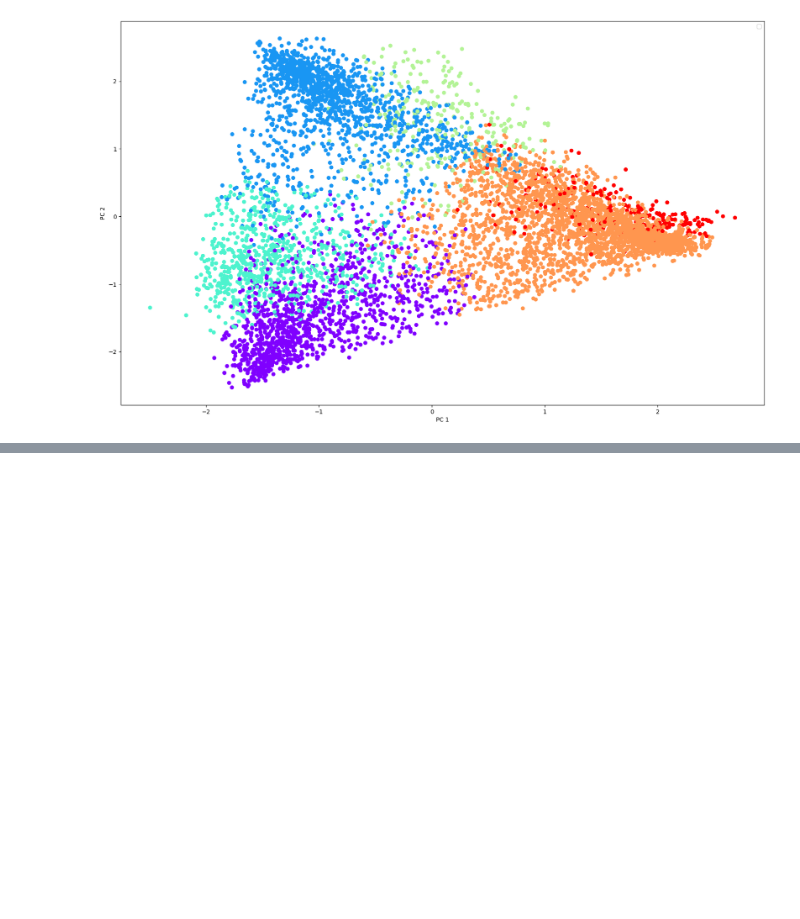
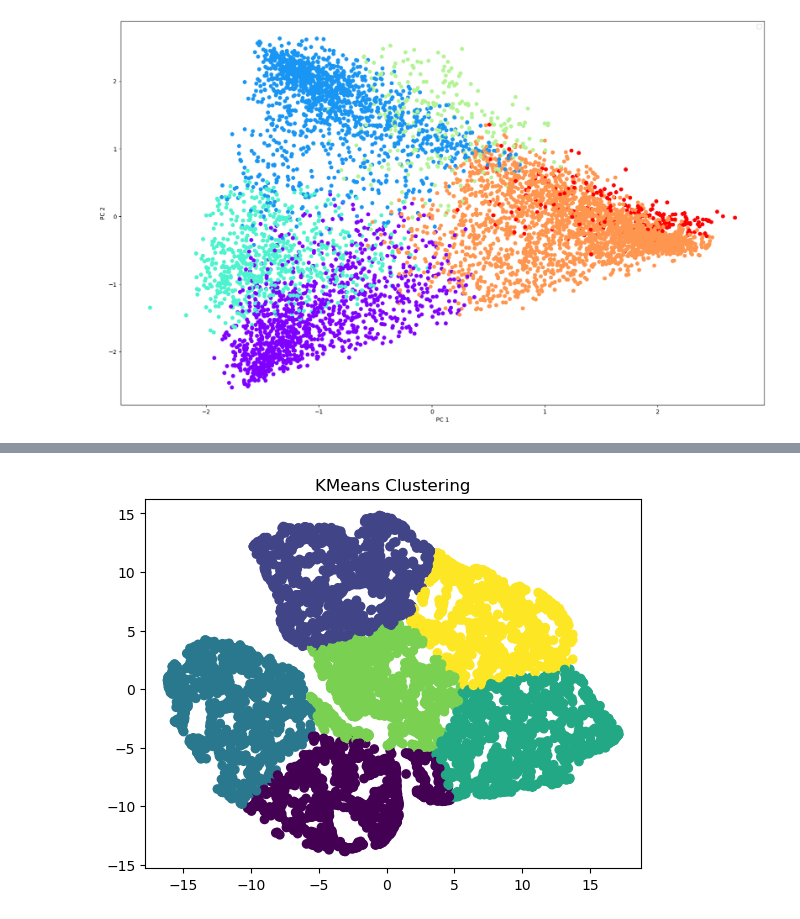
Before and after one commit to PreamJ/LDA_TopicModelling_Legal, a Jupyter notebook: dime_redu/PCA.ipynb, the cells around one changed output, grey strips where cells are left out. Saved outputs shown, nothing was run; the diff lists cells and outputs as text; code cells hidden in the pictures; blank space fills up the shorter version.

```diff
--- a/dime_redu/PCA.ipynb
+++ b/dime_redu/PCA.ipynb
@@ -152,0 +200,9 @@ No artists with labels found to put in legend.  Note that artists whose label st
+# %%
+from sklearn.cluster import KMeans
+
+kmeans = KMeans(n_clusters=6, random_state=0).fit(tsne_results)
+plt.scatter(tsne_results[:, 0], tsne_results[:, 1], c=kmeans.labels_)
+plt.title('KMeans Clustering')
+plt.show()
+# %% [output]
+[figure, added]
```
Also changed, not shown: parts of 6 cells of this notebook, 15 other files.
